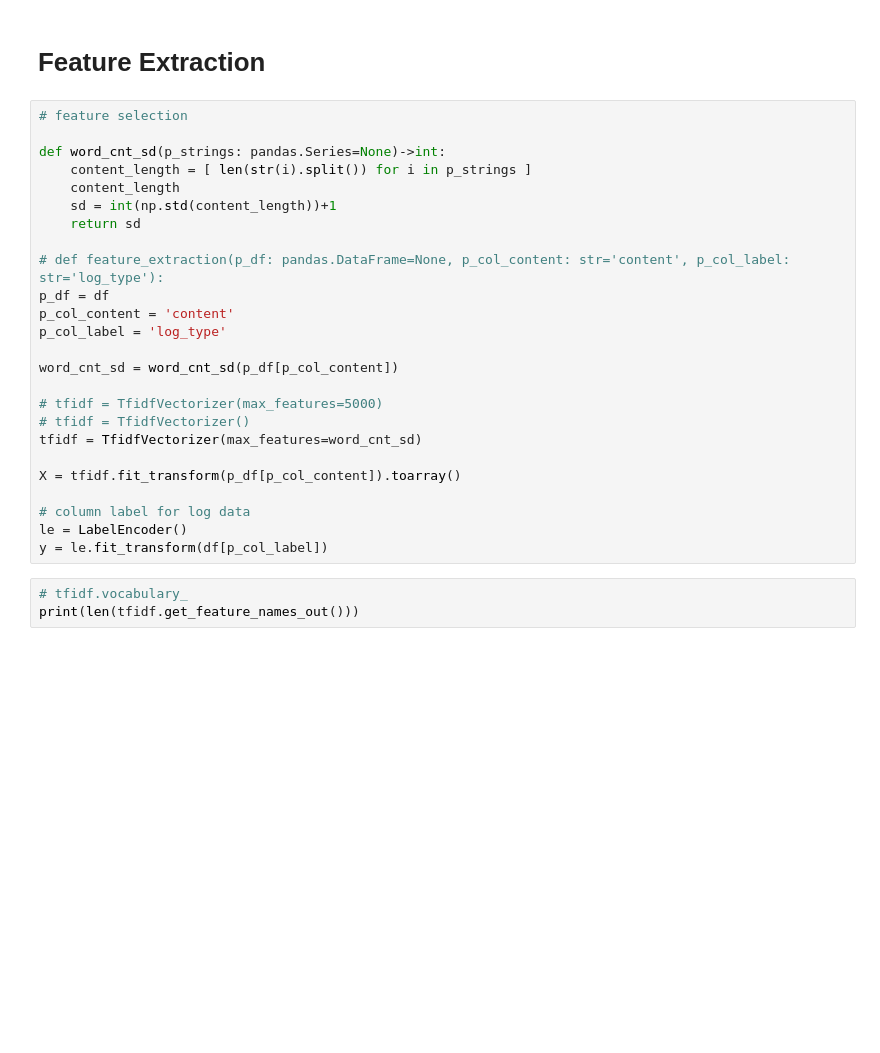
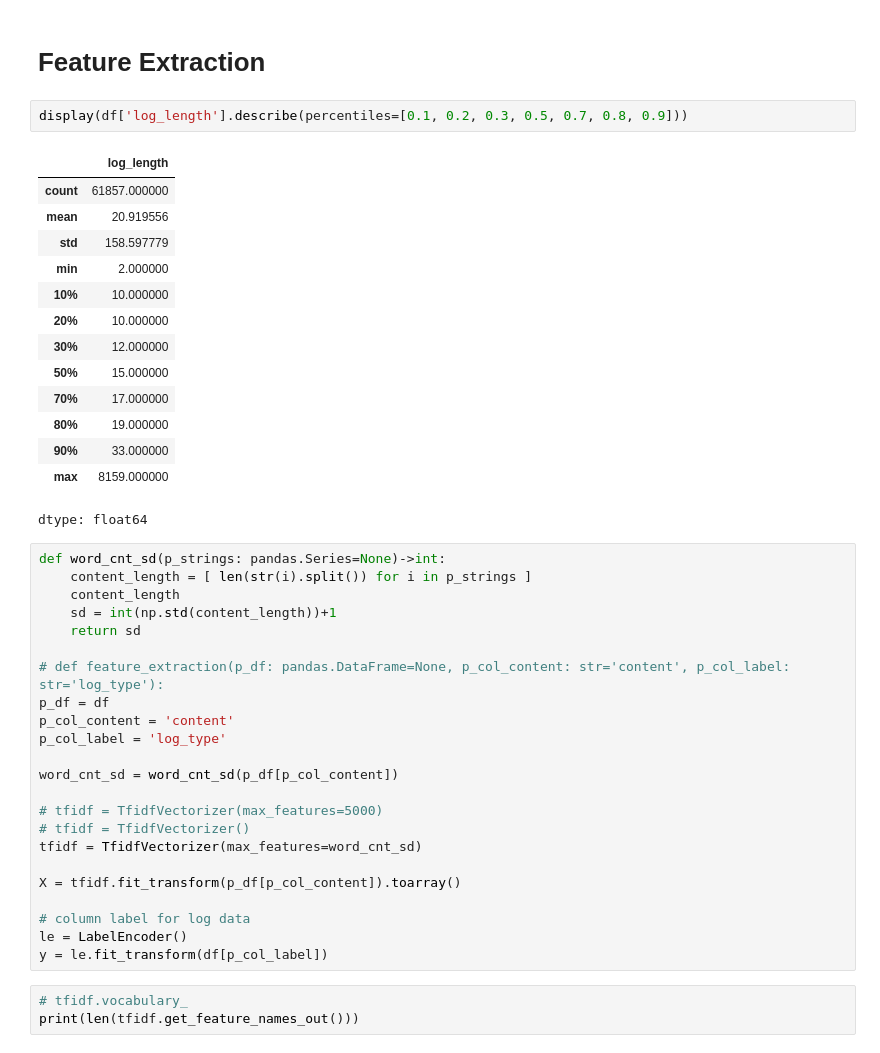
Before and after one commit to fc510/sctp-caps-log-classifier, a Jupyter notebook: sctp_ml_log_data_RandomForestClassifier.ipynb, the cells around one changed output. Cells and saved outputs as stored; diff of their text form; blank space fills up the shorter version.

```diff
--- a/sctp_ml_log_data_RandomForestClassifier.ipynb
+++ b/sctp_ml_log_data_RandomForestClassifier.ipynb
@@ -937,9 +940,24 @@ Next top 25 word count:
 [figure]
 # %% [markdown]
 # Feature Extraction
+# %%
+display(df['log_length'].describe(percentiles=[0.1, 0.2, 0.3, 0.5, 0.7, 0.8, 0.9]))
+# %% [output]
+|  | log_length |
+| count | 61857.000000 |
+| mean | 20.919556 |
+| std | 158.597779 |
+| min | 2.000000 |
+| 10% | 10.000000 |
+| 20% | 10.000000 |
+| 30% | 12.000000 |
+| 50% | 15.000000 |
+| 70% | 17.000000 |
+| 80% | 19.000000 |
+| 90% | 33.000000 |
+| max | 8159.000000 |
+dtype: float64
 # %%
-# feature selection
-
 def word_cnt_sd(p_strings: pandas.Series=None)->int:
     content_length = [ len(str(i).split()) for i in p_strings ]
     content_length
```
Also changed, not shown: parts of 13 cells of this notebook.
